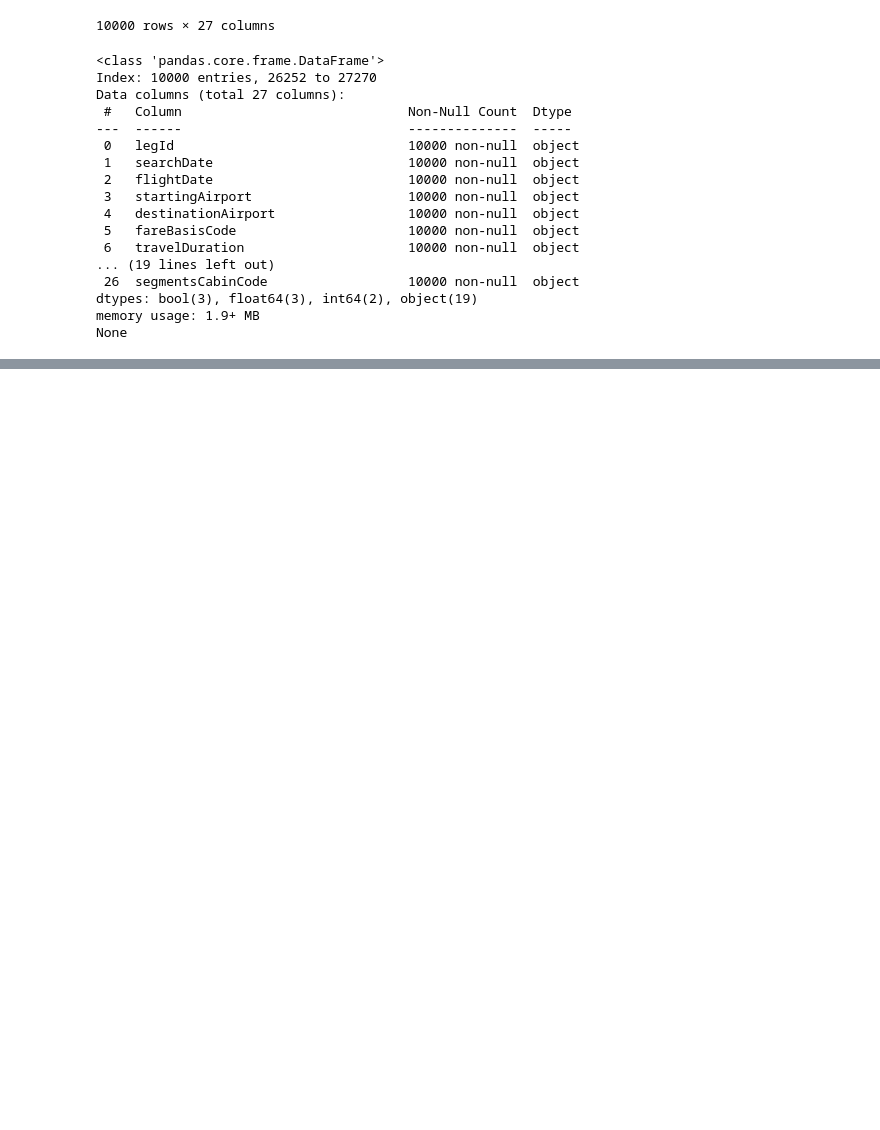
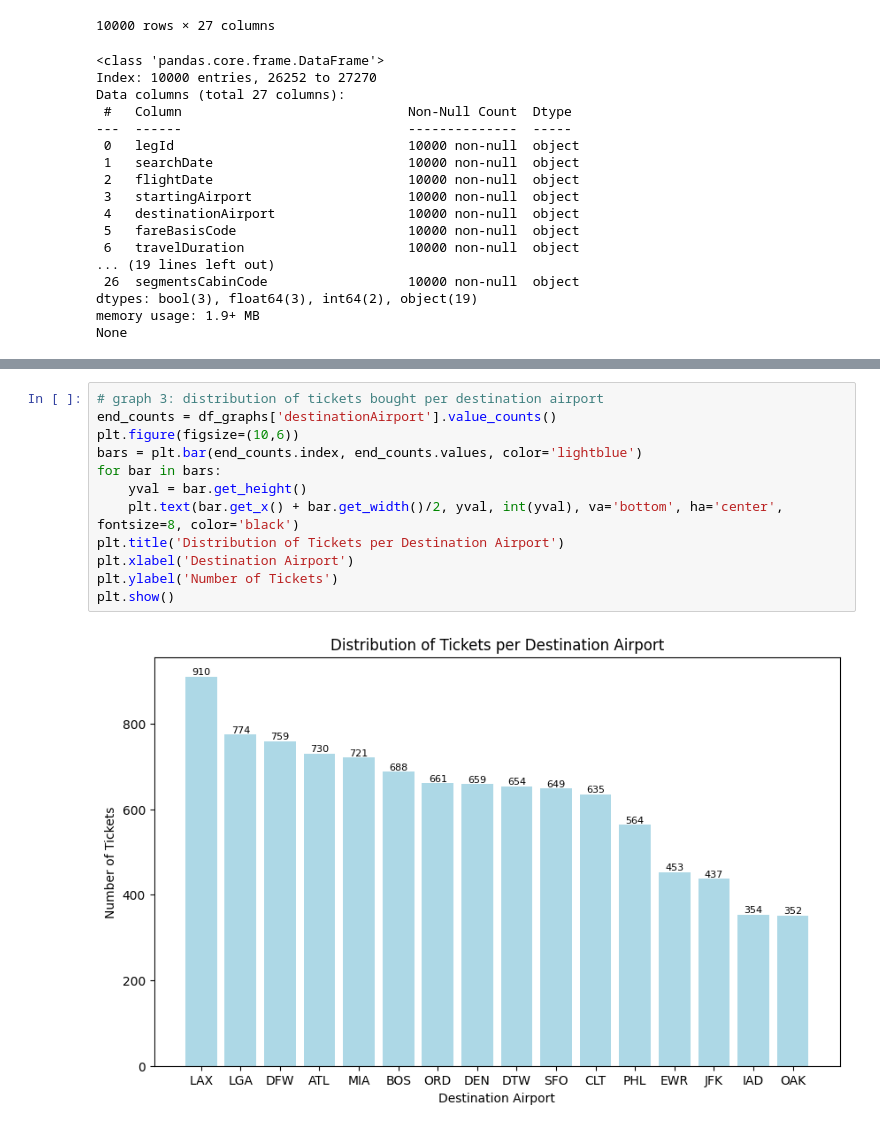
Before and after one commit to emshao/FlightPricePredictor, a Jupyter notebook: visualizations_kaylie.ipynb, the cells around one changed output, grey strips where cells are left out. Saved outputs shown, nothing was run; the diff lists cells and outputs as text; blank space fills up the shorter version.

```diff
--- a/visualizations_kaylie.ipynb
+++ b/visualizations_kaylie.ipynb
@@ -78,0 +108,14 @@ None
+# %%
+# graph 3: distribution of tickets bought per destination airport
+end_counts = df_graphs['destinationAirport'].value_counts()
+plt.figure(figsize=(10,6))
+bars = plt.bar(end_counts.index, end_counts.values, color='lightblue')
+for bar in bars:
+    yval = bar.get_height()
+    plt.text(bar.get_x() + bar.get_width()/2, yval, int(yval), va='bottom', ha='center', fontsize=8, color='black')
+plt.title('Distribution of Tickets per Destination Airport')
+plt.xlabel('Destination Airport')
+plt.ylabel('Number of Tickets')
+plt.show()
+# %% [output]
+[figure, added]
```
Also changed, not shown: parts of 6 cells of this notebook.
